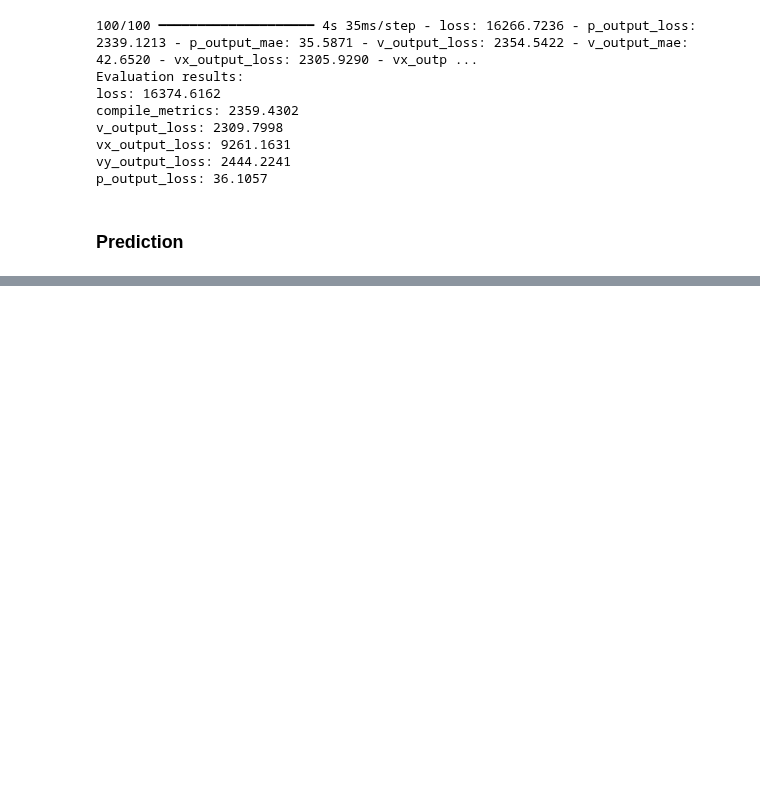
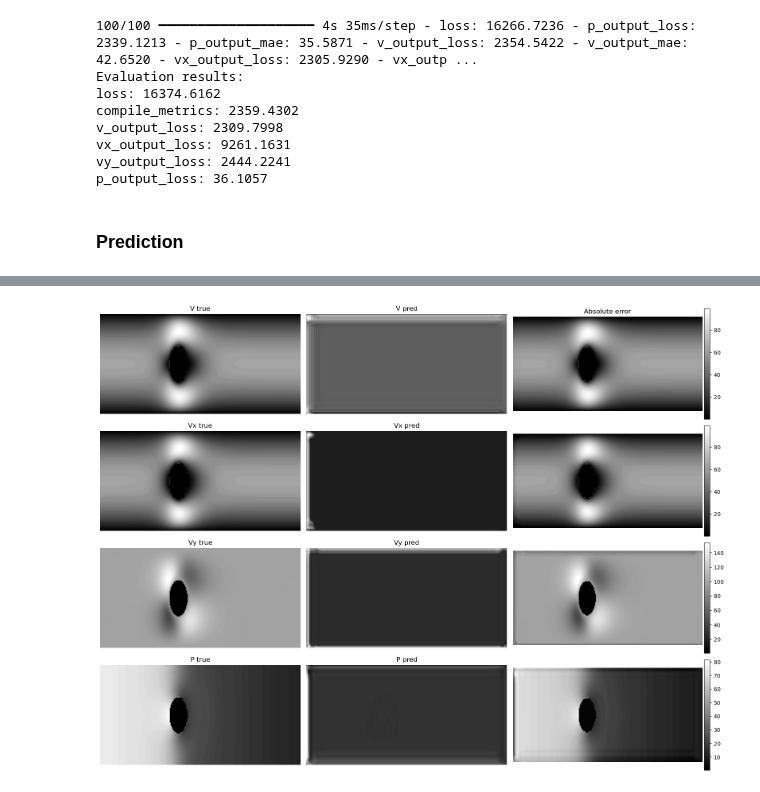
Before and after one commit to andromeda2075/predicting-flow-patterns, a Jupyter notebook: U-net-ver-4.ipynb, the cells around one changed output, grey strips where cells are left out. Cells and saved outputs as stored; diff of their text form; code cells hidden in the pictures; blank space fills up the shorter version.

Commit message:
prediction plotted

```diff
--- a/U-net-ver-4.ipynb
+++ b/U-net-ver-4.ipynb
@@ -35,7 +43,8 @@ os.environ["XLA_FLAGS"] = "--xla_gpu_strict_conv_algorithm_picker=false"
 # %% [markdown]
 ### Working with ImageDataGenerator
 # %%
-general_directory ='/home/ppgi/Trabajo/predicting-flow-patterns'
+#general_directory ='/home/ppgi/Trabajo/predicting-flow-patterns'
+general_directory ='/home/guiomar/Desktop/CODES/predicting-flow-patterns'
 n_batch=8
 
 def dataset(directory,batch_size=n_batch):
@@ -139,7 +142,7 @@ final_valid_normalized = final_valid.map(lambda x, y: (normalization_layer(x), y
 # %% [markdown]
 ### Hiperparámeters
 # %%
-num_epochs = 10
+num_epochs = 5
 patience=5  # How long to wait after last time validation loss improved
 LR=0.001
 # Model name
@@ -151,7 +154,7 @@ img_width             =  256   # 739   G:737
 img_height            =  128   # 185
 channel               =  1
 # %%
-number_of_filters = [4, 46, 32]
+number_of_filters = [4, 16, 32]
 type_padding = 'same'
 f_activation = 'relu'
 f_activation_last='linear'
@@ -361,2 +419,9 @@ p_output_loss: 36.1057
 # %%
-def show_predictions():
+def show_predictions(model):
+    number_batches = tf.data.experimental.cardinality(g_test).numpy()
+    N = random.randint(0, number_batches) #get batch number N
+    for i,(g_batch, y_true) in enumerate(final_test_normalized):
+        if i == N:
+            break
+    y_pred = model.predict(g_batch)
+    plot_predictions(y_true,y_pred)
@@ -495,0 +428,3 @@ def unet_with_3_decoders(input_shape=(128, 128, 1)):
+# %%
+show_predictions(M)
+# %% [output]
@@ -495,0 +432 @@ def unet_with_3_decoders(input_shape=(128, 128, 1)):
+[figure, added]
```
Also changed, not shown: parts of 19 cells of this notebook.
